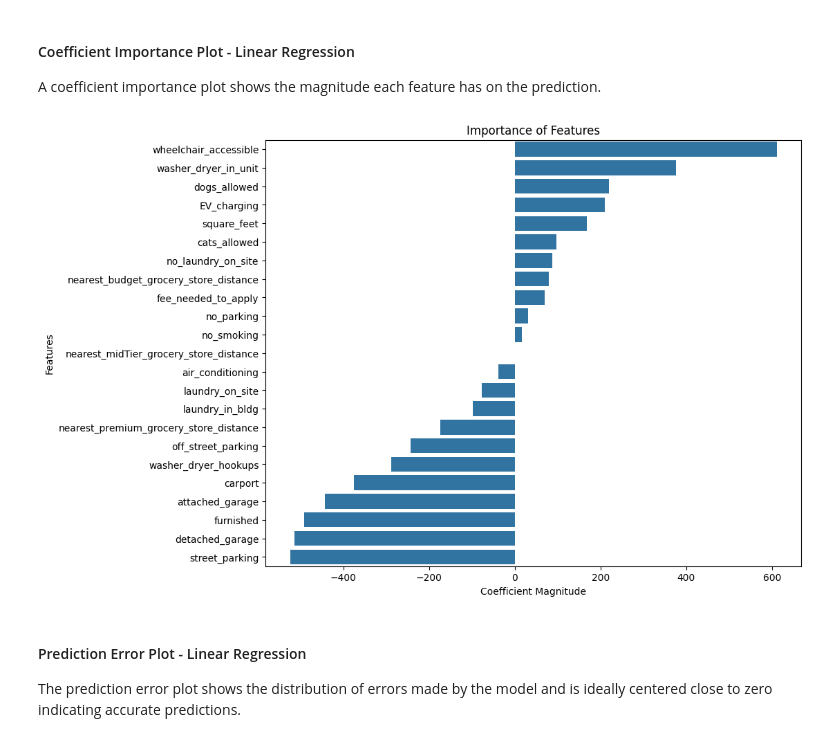
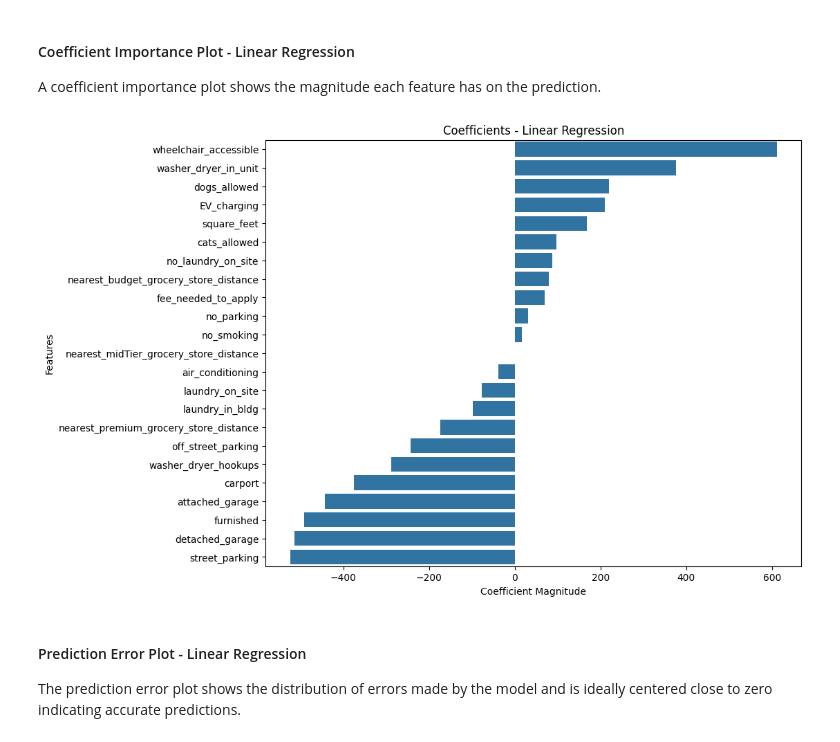
Before and after one commit to kbaum215/Capstone-LA-Rental-Market, a Jupyter notebook: Code_Library/Prepare_Data_For_Modeling.ipynb, the cells around one changed output. Cells and saved outputs as stored; diff of their text form; code cells hidden in the pictures.

```diff
--- a/Code_Library/Prepare_Data_For_Modeling.ipynb
+++ b/Code_Library/Prepare_Data_For_Modeling.ipynb
@@ -223,16 +223,16 @@ A coefficient importance plot shows the magnitude each feature has on the predic
 # %%
 # Get coefficients
 coefficients = pd.DataFrame(data=linear_model.coef_, index=X_train.columns, columns=['Coefficient'])
 coefficients.sort_values(by='Coefficient', ascending=False, inplace=True)
 
 plt.figure(figsize=(10, 8))
 sns.barplot(x=coefficients['Coefficient'], y=coefficients.index)
-plt.title('Importance of Features')
+plt.title('Coefficients - Linear Regression')
 plt.xlabel('Coefficient Magnitude')
 plt.ylabel('Features')
 plt.show()
 # %% [output]
-[figure, old version]
+[figure, new version]
 # %% [markdown]
 #### Prediction Error Plot - Linear Regression
 
```
Also changed, not shown: parts of 2 cells of this notebook.
